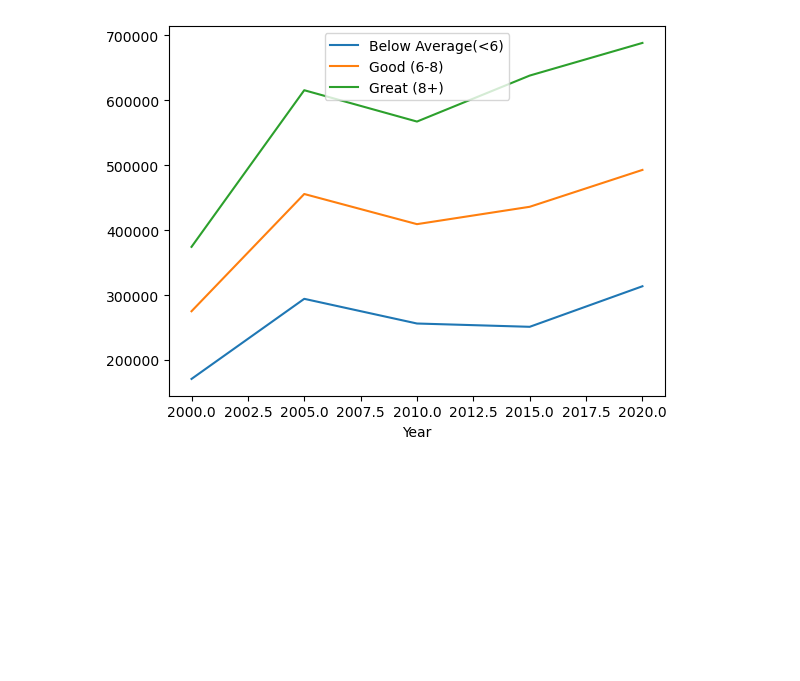
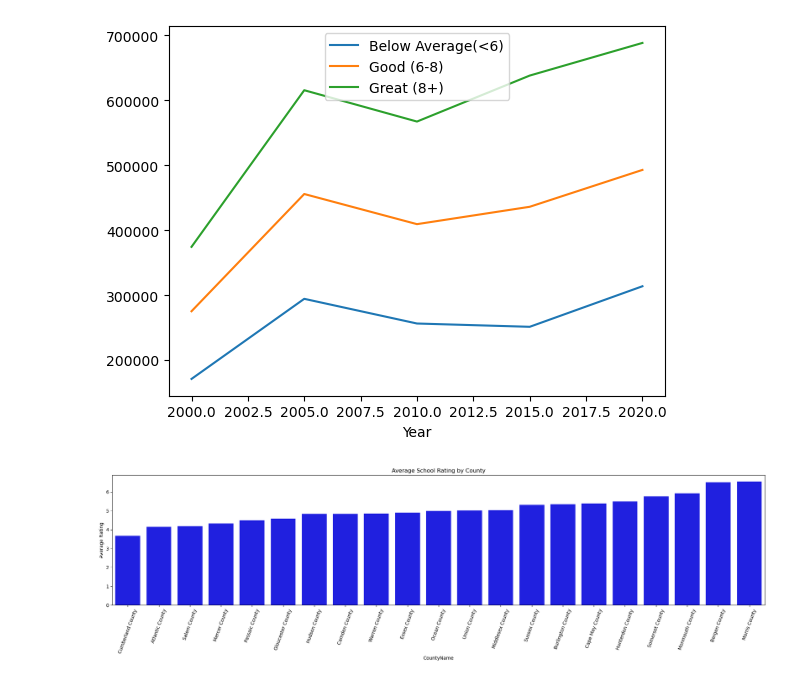
Before and after one commit to tlochan/ProjectOne, a Jupyter notebook: Data Cleaning.ipynb, the cells around one changed output. Cells and saved outputs as stored; diff of their text form; code cells hidden in the pictures; blank space fills up the shorter version.

Commit message:
added by county

```diff
--- a/Data Cleaning.ipynb
+++ b/Data Cleaning.ipynb
@@ -448,3 +448,19 @@ long_school_df.plot(kind="line", x="Year")
 plt.show()
 # %% [output]
 [figure]
+# %%
+# Grouping by the county and average school ranking
+import seaborn as sns
+school_rating_by_county = mergeDf.groupby('CountyName')['Rating'] .mean().reset_index().sort_values('Rating')
+
+
+# Plotting this distribution
+plt.figure(figsize=(25,5))
+sns.barplot(data=school_rating_by_county, x='CountyName', y='Rating', color='blue')
+plt.title('Average School Rating by County')
+plt.xlabel('CountyName')
+plt.xticks(rotation=70)
+plt.ylabel('Average Rating')
+plt.show()
+# %% [output]
+[figure, added]
```
Also changed, not shown: parts of 7 cells of this notebook.
